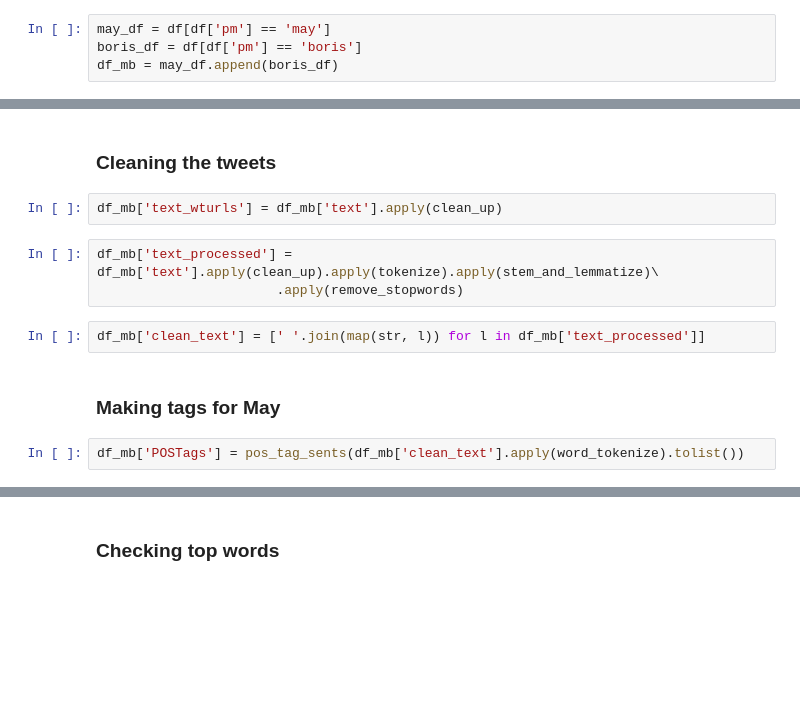
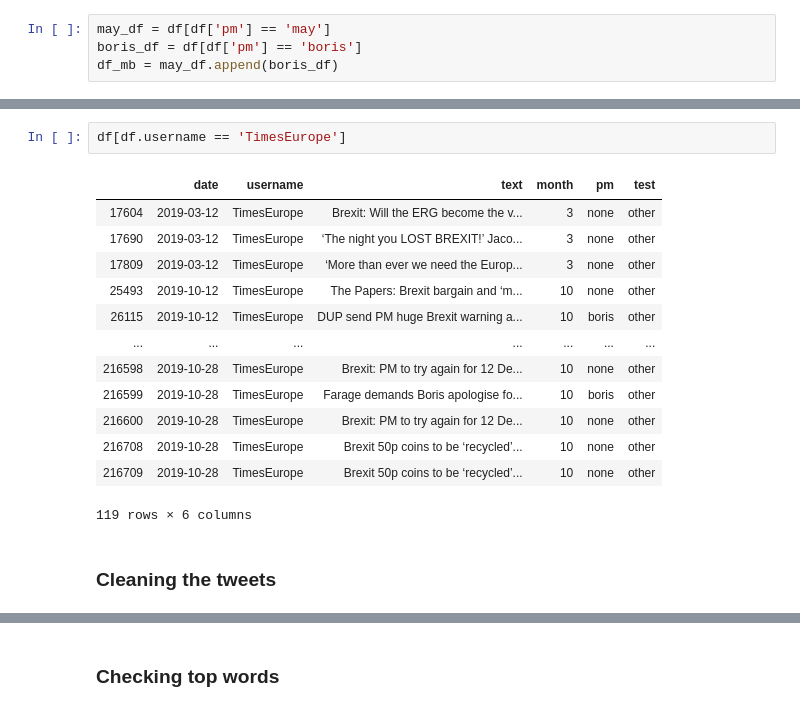
Before and after one commit to ta-data-lis/final-project, a Jupyter notebook: your-project/eda.ipynb, the cells around one changed output, grey strips where cells are left out. Drawn from its saved outputs; the diff is of its cells as text; blank space fills up the shorter version.

```diff
--- a/your-project/eda.ipynb
+++ b/your-project/eda.ipynb
@@ -263,13 +234,18 @@ mergedStuff.head()
+# %%
+df[df.username == 'TimesEurope']
+# %% [output]
+|  | date | username | text | month | pm | test |
+| 17604 | 2019-03-12 | TimesEurope | Brexit: Will the ERG become the v... | 3 | none | other |
+| 17690 | 2019-03-12 | TimesEurope | ‘The night you LOST BREXIT!’ Jaco... | 3 | none | other |
+| 17809 | 2019-03-12 | TimesEurope | ‘More than ever we need the Europ... | 3 | none | other |
+| 25493 | 2019-10-12 | TimesEurope | The Papers: Brexit bargain and ‘m... | 10 | none | other |
+| 26115 | 2019-10-12 | TimesEurope | DUP send PM huge Brexit warning a... | 10 | boris | other |
+| ... | ... | ... | ... | ... | ... | ... |
+| 216598 | 2019-10-28 | TimesEurope | Brexit: PM to try again for 12 De... | 10 | none | other |
+| 216599 | 2019-10-28 | TimesEurope | Farage demands Boris apologise fo... | 10 | boris | other |
+| 216600 | 2019-10-28 | TimesEurope | Brexit: PM to try again for 12 De... | 10 | none | other |
+| 216708 | 2019-10-28 | TimesEurope | Brexit 50p coins to be ‘recycled’... | 10 | none | other |
+| 216709 | 2019-10-28 | TimesEurope | Brexit 50p coins to be ‘recycled’... | 10 | none | other |
+119 rows × 6 columns
 # %% [markdown]
 ### Cleaning the tweets
-# %%
-df_mb['text_wturls'] = df_mb['text'].apply(clean_up)
-# %%
-df_mb['text_processed'] = df_mb['text'].apply(clean_up).apply(tokenize).apply(stem_and_lemmatize)\
-                       .apply(remove_stopwords)
-# %%
-df_mb['clean_text'] = [' '.join(map(str, l)) for l in df_mb['text_processed']]
-# %% [markdown]
-### Making tags for May
-# %%
-df_mb['POSTags'] = pos_tag_sents(df_mb['clean_text'].apply(word_tokenize).tolist())
```
Also changed, not shown: parts of 50 cells of this notebook.
